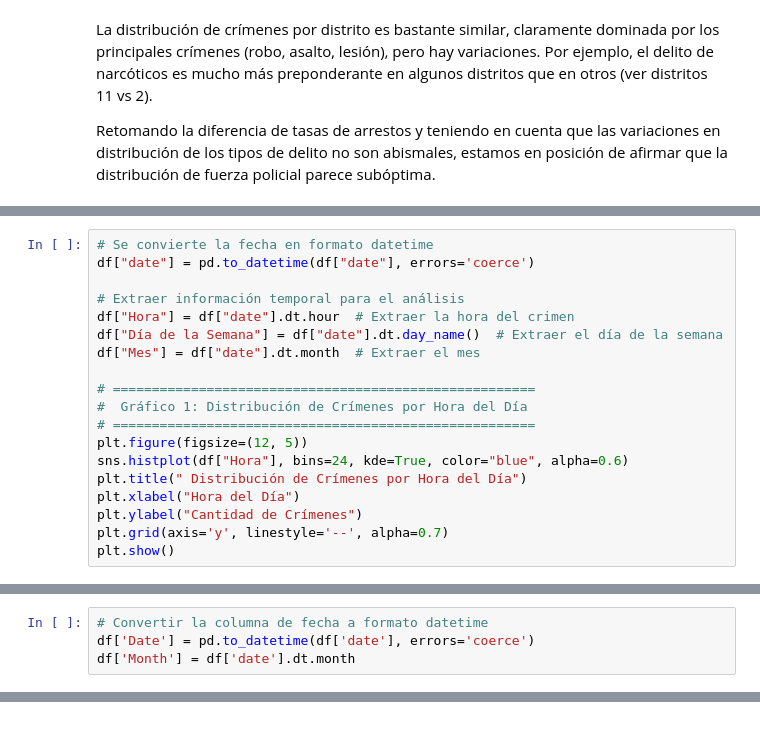
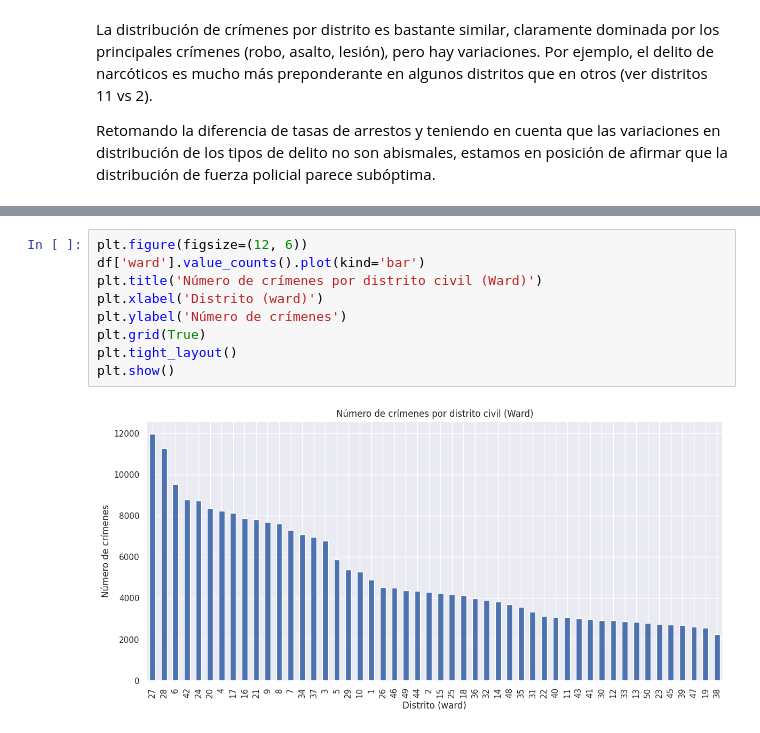
Before and after one commit to mbarquienero/Analisis_de_datos, a Jupyter notebook: chicago_crimenes.ipynb, the cells around one changed output, grey strips where cells are left out. Drawn from its saved outputs; the diff is of its cells as text.

```diff
--- a/chicago_crimenes.ipynb
+++ b/chicago_crimenes.ipynb
@@ -1797,19 +1726,0 @@ Passing `palette` without assigning `hue` is deprecated and will be removed in v
-# %%
-# Se convierte la fecha en formato datetime
-df["date"] = pd.to_datetime(df["date"], errors='coerce')
-
-# Extraer información temporal para el análisis
-df["Hora"] = df["date"].dt.hour  # Extraer la hora del crimen
-df["Día de la Semana"] = df["date"].dt.day_name()  # Extraer el día de la semana
-df["Mes"] = df["date"].dt.month  # Extraer el mes
-
-# ======================================================
-#  Gráfico 1: Distribución de Crímenes por Hora del Día
-# ======================================================
-plt.figure(figsize=(12, 5))
-sns.histplot(df["Hora"], bins=24, kde=True, color="blue", alpha=0.6)
-plt.title(" Distribución de Crímenes por Hora del Día")
-plt.xlabel("Hora del Día")
-plt.ylabel("Cantidad de Crímenes")
-plt.grid(axis='y', linestyle='--', alpha=0.7)
-plt.show()
@@ -2053,4 +1726,0 @@ En este análisis se busca observar si los crímenes variaron antes y después d
-# %%
-# Convertir la columna de fecha a formato datetime
-df['Date'] = pd.to_datetime(df['date'], errors='coerce')
-df['Month'] = df['date'].dt.month
@@ -2072,0 +1736,11 @@ Este gráfico muestra los crímenes por mes durante 2024, pero **no se puede obs
+# %%
+plt.figure(figsize=(12, 6))
+df['ward'].value_counts().plot(kind='bar')
+plt.title('Número de crímenes por distrito civil (Ward)')
+plt.xlabel('Distrito (ward)')
+plt.ylabel('Número de crímenes')
+plt.grid(True)
+plt.tight_layout()
+plt.show()
+# %% [output]
+[figure, added]
```
Also changed, not shown: parts of 54 cells of this notebook.
